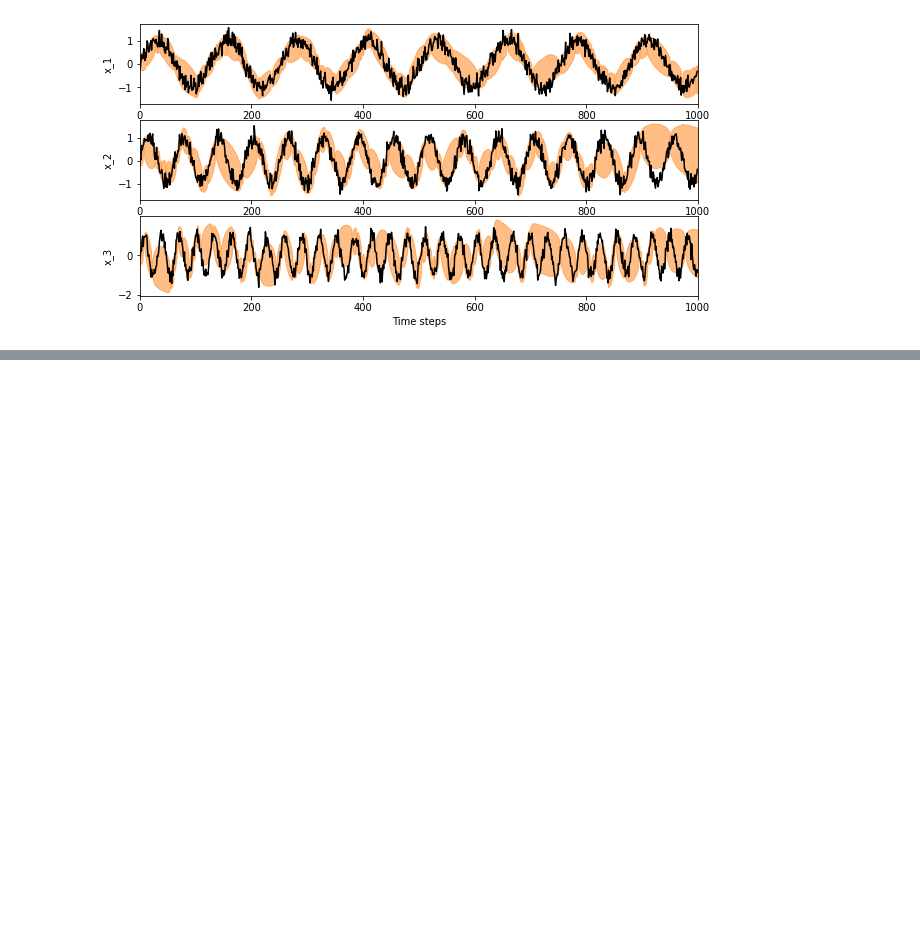
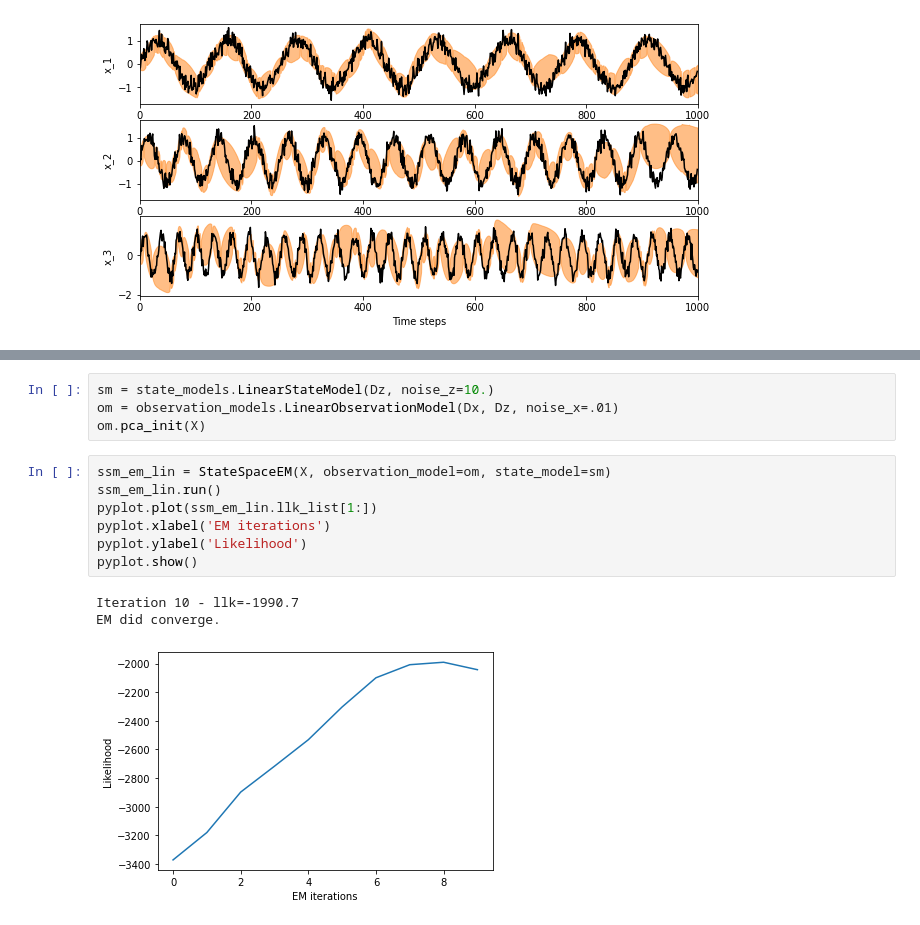
Before and after one commit to christiando/gaussian-toolbox, a Jupyter notebook: notebooks/timeseries/SSMExamples.ipynb, the cells around one changed output, grey strips where cells are left out. Drawn from its saved outputs; the diff is of its cells as text; blank space fills up the shorter version.

```diff
--- a/notebooks/timeseries/SSMExamples.ipynb
+++ b/notebooks/timeseries/SSMExamples.ipynb
@@ -196,0 +240,15 @@ pyplot.show()
+# %%
+sm = state_models.LinearStateModel(Dz, noise_z=10.)
+om = observation_models.LinearObservationModel(Dx, Dz, noise_x=.01)
+om.pca_init(X)
+# %%
+ssm_em_lin = StateSpaceEM(X, observation_model=om, state_model=sm)
+ssm_em_lin.run()
+pyplot.plot(ssm_em_lin.llk_list[1:])
+pyplot.xlabel('EM iterations')
+pyplot.ylabel('Likelihood')
+pyplot.show()
+# %% [output]
+Iteration 10 - llk=-1990.7
+EM did converge.
+[figure, added]
```
Also changed, not shown: parts of 14 cells of this notebook, 1 other file.
